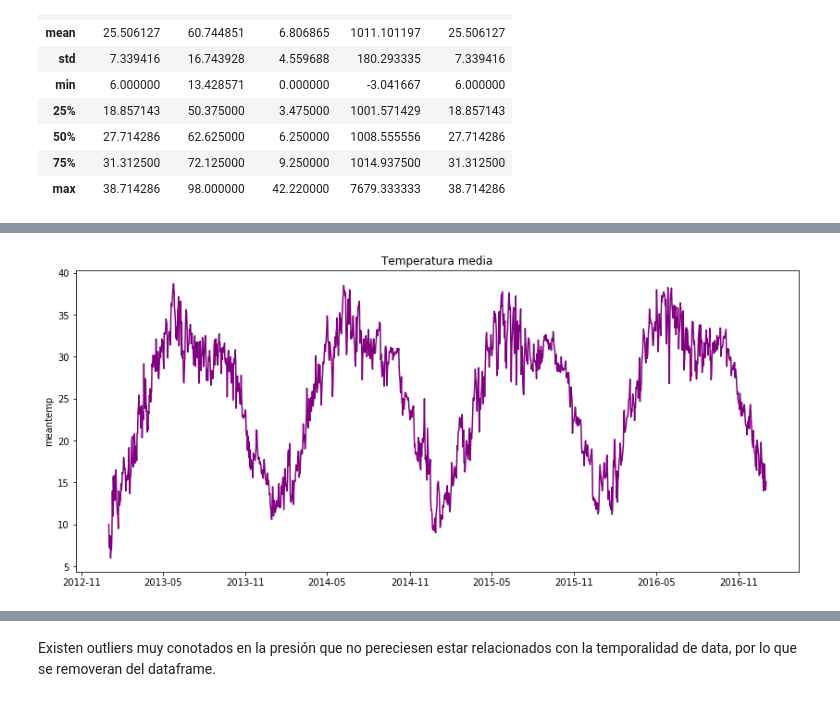
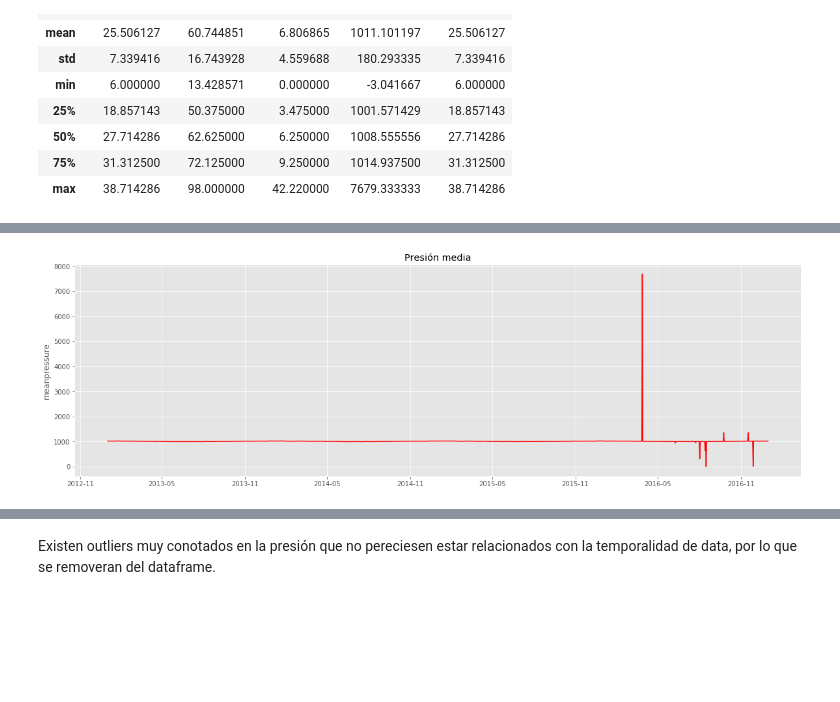
Before and after one commit to Shiroko7/INF-393-Tarea-3, a Jupyter notebook: Tarea 3 parte1.ipynb, the cells around one changed output, grey strips where cells are left out. Saved outputs shown, nothing was run; the diff lists cells and outputs as text; code cells hidden in the pictures; blank space fills up the shorter version.

```diff
--- a/Tarea 3 parte1.ipynb
+++ b/Tarea 3 parte1.ipynb
@@ -74,3 +84,25 @@ df[params].describe()
 | 50% | 27.714286 | 62.625000 | 6.250000 | 1008.555556 | 27.714286 |
 | 75% | 31.312500 | 72.125000 | 9.250000 | 1014.937500 | 31.312500 |
 | max | 38.714286 | 98.000000 | 42.220000 | 7679.333333 | 38.714286 |
+# %%
+plt.style.use('ggplot')
+plt.figure(figsize=(20,20))
+
+
+plt.subplot(311)
+plt.plot(df['date'], df['meantemp'],c='purple',linewidth=1)
+plt.ylabel("meantemp")
+plt.title('Temperatura media')
+
+
+plt.subplot(312)
+plt.plot(df['date'], df['humidity'],c='blue',linewidth=1)
+plt.ylabel("humidity")
+plt.title('Humedad media')
+
+plt.subplot(313)
+plt.plot(df['date'], df['wind_speed'],c='green',linewidth=1)
+plt.ylabel("wind_speed")
+plt.title('Velocidad del viento')
+
+plt.show()
@@ -77,8 +111,8 @@ df[params].describe()
 # %%
-plt.figure(figsize=(14,6))
-plt.plot(df['date'], df['meantemp'],c='purple')
-plt.ylabel("meantemp")
-plt.title('Temperatura media')
+plt.figure(figsize=(20,6))
+plt.plot(df['date'], df['meanpressure'],c='red')
+plt.ylabel("meanpressure")
+plt.title('Presión media')
 plt.show()
 # %% [output]
-[figure, old version]
+[figure, new version]
```
Also changed, not shown: parts of 7 cells of this notebook, 1 other file.
